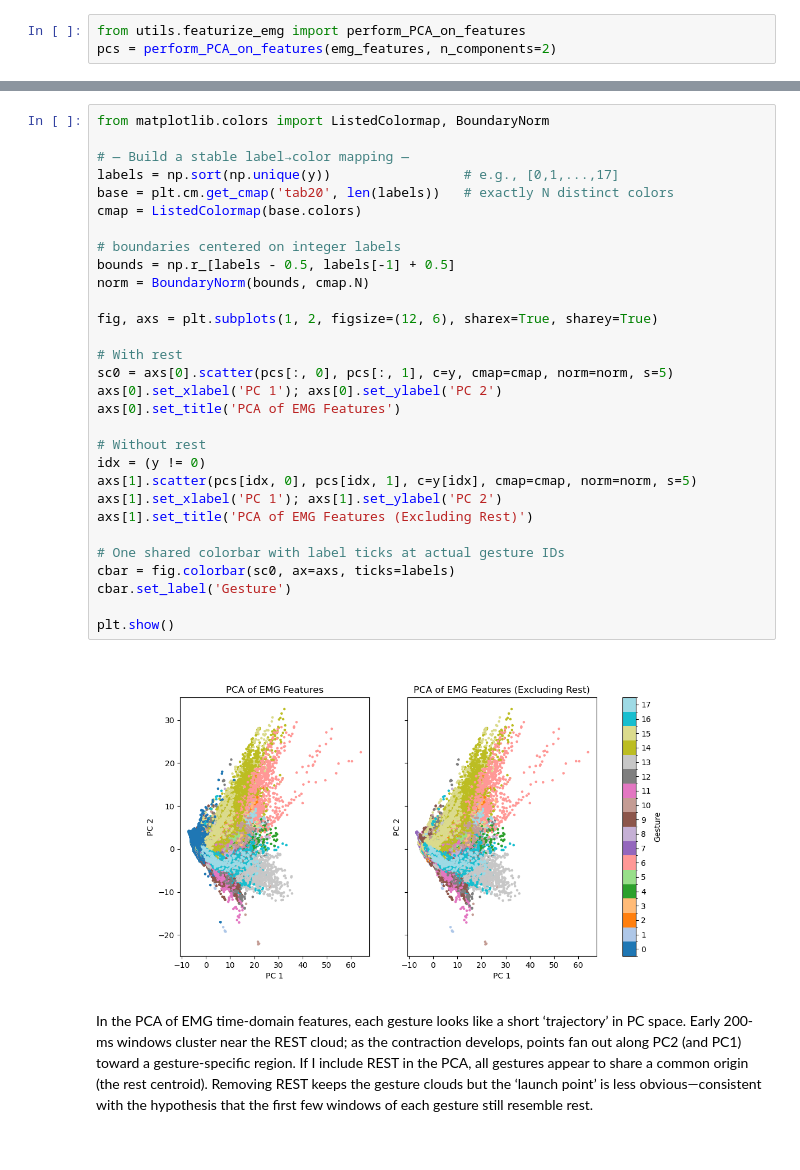
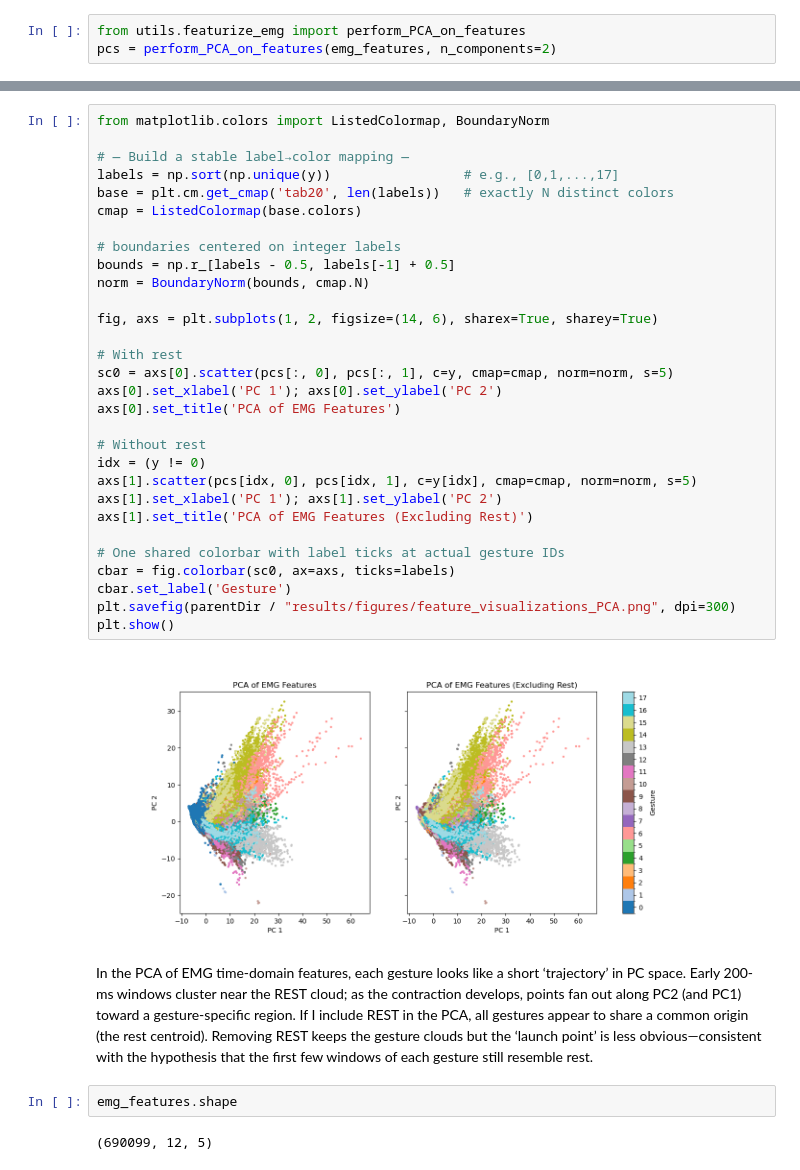
Before and after one commit to sumachinta/emg-gesture-classification-ninapro, a Jupyter notebook: notebooks/03_feature_extraction_visualization.ipynb, the cells around one changed output, grey strips where cells are left out. Cells and saved outputs as stored; diff of their text form.

```diff
--- a/notebooks/03_feature_extraction_visualization.ipynb
+++ b/notebooks/03_feature_extraction_visualization.ipynb
@@ -115,34 +92,38 @@ plt.show()
 # %%
 from matplotlib.colors import ListedColormap, BoundaryNorm
 
 # — Build a stable label→color mapping —
 labels = np.sort(np.unique(y))                 # e.g., [0,1,...,17]
 base = plt.cm.get_cmap('tab20', len(labels))   # exactly N distinct colors
 cmap = ListedColormap(base.colors)
 
 # boundaries centered on integer labels
 bounds = np.r_[labels - 0.5, labels[-1] + 0.5]
 norm = BoundaryNorm(bounds, cmap.N)
 
-fig, axs = plt.subplots(1, 2, figsize=(12, 6), sharex=True, sharey=True)
+fig, axs = plt.subplots(1, 2, figsize=(14, 6), sharex=True, sharey=True)
 
 # With rest
 sc0 = axs[0].scatter(pcs[:, 0], pcs[:, 1], c=y, cmap=cmap, norm=norm, s=5)
 axs[0].set_xlabel('PC 1'); axs[0].set_ylabel('PC 2')
 axs[0].set_title('PCA of EMG Features')
 
 # Without rest
 idx = (y != 0)
 axs[1].scatter(pcs[idx, 0], pcs[idx, 1], c=y[idx], cmap=cmap, norm=norm, s=5)
 axs[1].set_xlabel('PC 1'); axs[1].set_ylabel('PC 2')
 axs[1].set_title('PCA of EMG Features (Excluding Rest)')
 
 # One shared colorbar with label ticks at actual gesture IDs
 cbar = fig.colorbar(sc0, ax=axs, ticks=labels)
 cbar.set_label('Gesture')
-
+plt.savefig(parentDir / "results/figures/feature_visualizations_PCA.png", dpi=300)
 plt.show()
 # %% [output]
-[figure, old version]
+[figure, new version]
 # %% [markdown]
 In the PCA of EMG time-domain features, each gesture looks like a short ‘trajectory’ in PC space. Early 200-ms windows cluster near the REST cloud; as the contraction develops, points fan out along PC2 (and PC1) toward a gesture-specific region. If I include REST in the PCA, all gestures appear to share a common origin (the rest centroid). Removing REST keeps the gesture clouds but the ‘launch point’ is less obvious—consistent with the hypothesis that the first few windows of each gesture still resemble rest.
+# %%
+emg_features.shape
+# %% [output]
+(690099, 12, 5)
```
Also changed, not shown: parts of 6 cells of this notebook.
